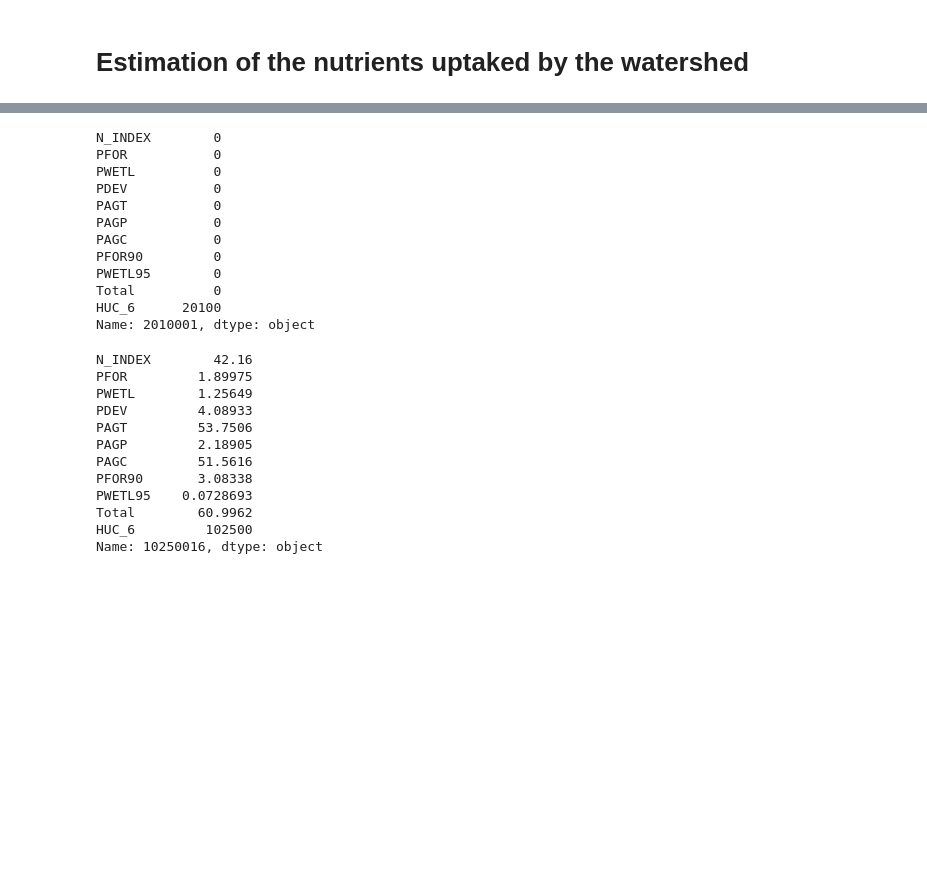
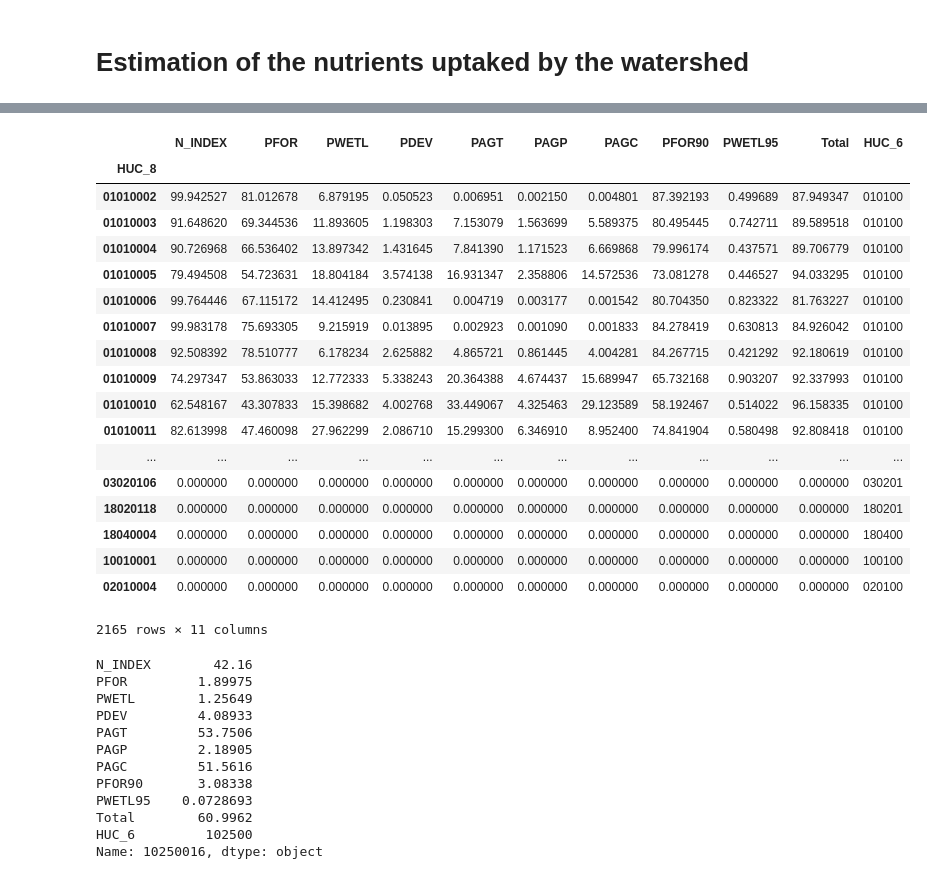
Before and after one commit to emartinher-PSEM3/Ceres, a Jupyter notebook: cereslibrary/TES/TES.ipynb, the cells around one changed output, grey strips where cells are left out. Drawn from its saved outputs; the diff is of its cells as text; code cells hidden in the pictures; blank space fills up the shorter version.

```diff
--- a/cereslibrary/TES/TES.ipynb
+++ b/cereslibrary/TES/TES.ipynb
@@ -579,20 +635,27 @@ AreaHUC8
 # %%
-LandCover_dfHUC8 = pd.read_csv('DatabasesClean/LandCover_HUC8.csv', converters={'HUC_8': lambda x: str(x), 'HUC_6': lambda x: str(x)})
+LandCover_dfHUC8 = pd.read_csv('DatabasesClean/LandCover_HUC8_reconciliated.csv', converters={'HUC_8': lambda x: str(x), 'HUC_6': lambda x: str(x)})
 LandCover_dfHUC8 = LandCover_dfHUC8.set_index('HUC_8')
 LandCover_dfHUC8
 # %% [output]
+|  | N_INDEX | PFOR | PWETL | PDEV | PAGT | PAGP | PAGC | PFOR90 | PWETL95 | Total | HUC_6 |
+| HUC_8 |  |  |  |  |  |  |  |  |  |  |  |
+| 01010002 | 99.942527 | 81.012678 | 6.879195 | 0.050523 | 0.006951 | 0.002150 | 0.004801 | 87.392193 | 0.499689 | 87.949347 | 010100 |
+| 01010003 | 91.648620 | 69.344536 | 11.893605 | 1.198303 | 7.153079 | 1.563699 | 5.589375 | 80.495445 | 0.742711 | 89.589518 | 010100 |
+| 01010004 | 90.726968 | 66.536402 | 13.897342 | 1.431645 | 7.841390 | 1.171523 | 6.669868 | 79.996174 | 0.437571 | 89.706779 | 010100 |
+| 01010005 | 79.494508 | 54.723631 | 18.804184 | 3.574138 | 16.931347 | 2.358806 | 14.572536 | 73.081278 | 0.446527 | 94.033295 | 010100 |
+| 01010006 | 99.764446 | 67.115172 | 14.412495 | 0.230841 | 0.004719 | 0.003177 | 0.001542 | 80.704350 | 0.823322 | 81.763227 | 010100 |
+| 01010007 | 99.983178 | 75.693305 | 9.215919 | 0.013895 | 0.002923 | 0.001090 | 0.001833 | 84.278419 | 0.630813 | 84.926042 | 010100 |
+| 01010008 | 92.508392 | 78.510777 | 6.178234 | 2.625882 | 4.865721 | 0.861445 | 4.004281 | 84.267715 | 0.421292 | 92.180619 | 010100 |
+| 01010009 | 74.297347 | 53.863033 | 12.772333 | 5.338243 | 20.364388 | 4.674437 | 15.689947 | 65.732168 | 0.903207 | 92.337993 | 010100 |
+| 01010010 | 62.548167 | 43.307833 | 15.398682 | 4.002768 | 33.449067 | 4.325463 | 29.123589 | 58.192467 | 0.514022 | 96.158335 | 010100 |
+| 01010011 | 82.613998 | 47.460098 | 27.962299 | 2.086710 | 15.299300 | 6.346910 | 8.952400 | 74.841904 | 0.580498 | 92.808418 | 010100 |
+| ... | ... | ... | ... | ... | ... | ... | ... | ... | ... | ... | ... |
+| 03020106 | 0.000000 | 0.000000 | 0.000000 | 0.000000 | 0.000000 | 0.000000 | 0.000000 | 0.000000 | 0.000000 | 0.000000 | 030201 |
+| 18020118 | 0.000000 | 0.000000 | 0.000000 | 0.000000 | 0.000000 | 0.000000 | 0.000000 | 0.000000 | 0.000000 | 0.000000 | 180201 |
+| 18040004 | 0.000000 | 0.000000 | 0.000000 | 0.000000 | 0.000000 | 0.000000 | 0.000000 | 0.000000 | 0.000000 | 0.000000 | 180400 |
+| 10010001 | 0.000000 | 0.000000 | 0.000000 | 0.000000 | 0.000000 | 0.000000 | 0.000000 | 0.000000 | 0.000000 | 0.000000 | 100100 |
+| 02010004 | 0.000000 | 0.000000 | 0.000000 | 0.000000 | 0.000000 | 0.000000 | 0.000000 | 0.000000 | 0.000000 | 0.000000 | 020100 |
-N_INDEX        0
-PFOR           0
-PWETL          0
-PDEV           0
-PAGT           0
-PAGP           0
-PAGC           0
-PFOR90         0
-PWETL95        0
-Total          0
-HUC_6      20100
-Name: 2010001, dtype: object
+2165 rows × 11 columns
 # %%
 LandCover_Point = LandCover_dfHUC8.loc[HUC8ContPoint]
 LandCover_Point
```
Also changed, not shown: parts of 17 cells of this notebook, 12 other files.
